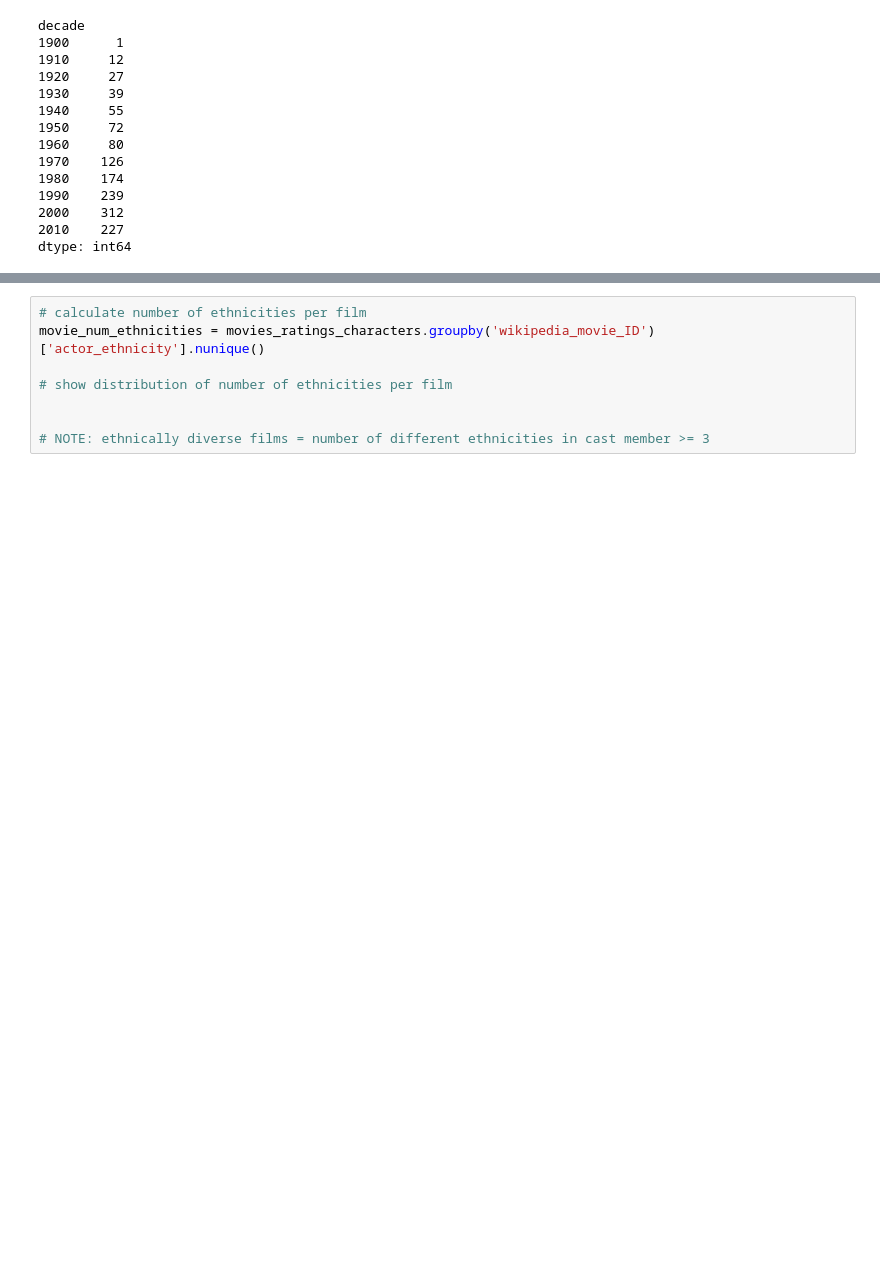
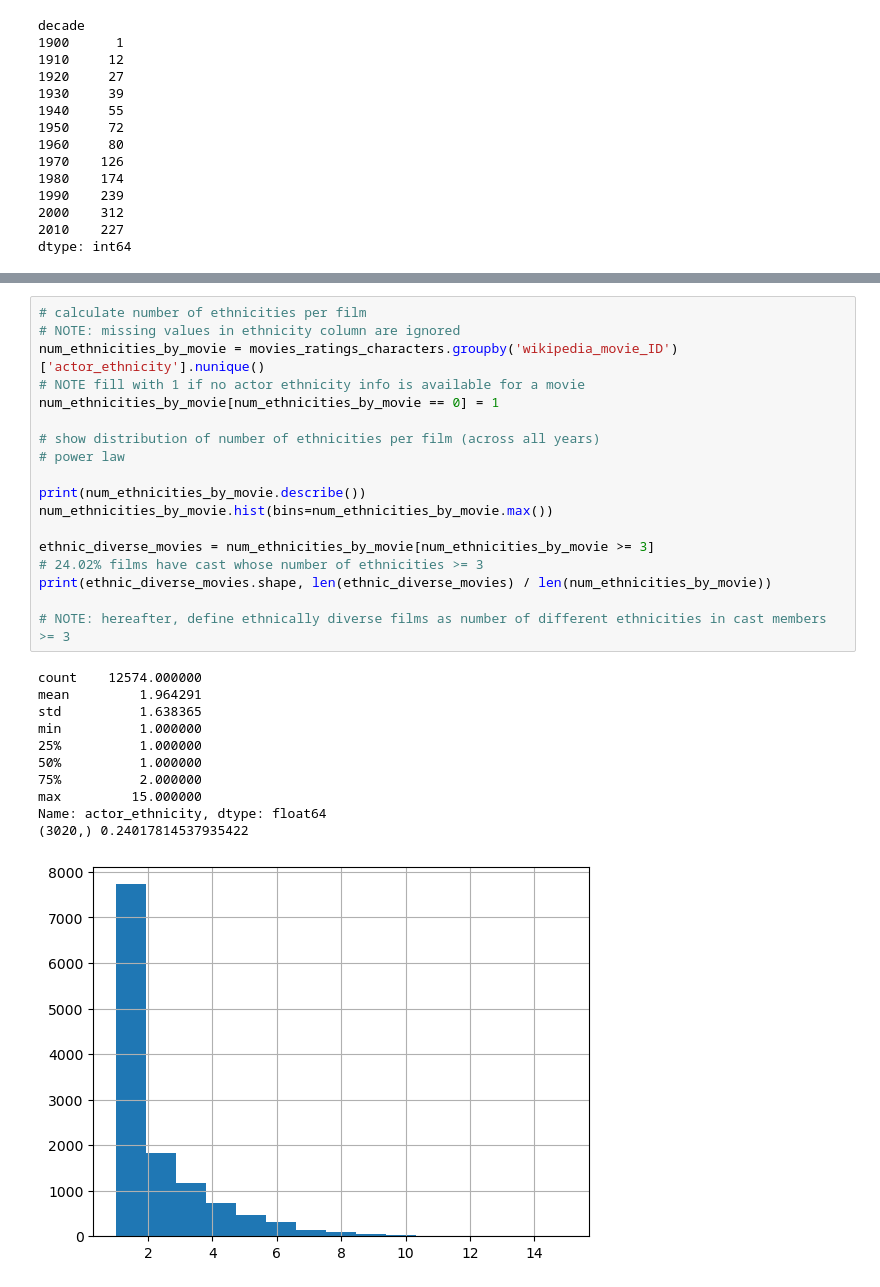
Before and after one commit to epfl-ada/ada-2023-project-zalix, a Jupyter notebook: zach.ipynb, the cells around one changed output, grey strips where cells are left out. Drawn from its saved outputs; the diff is of its cells as text; blank space fills up the shorter version.

Commit message:
Adding analysis for ethnic diversity (research question #2)

```diff
--- a/zach.ipynb
+++ b/zach.ipynb
@@ -127,9 +130,31 @@ Name: averageRating, dtype: float64
 [figure]
 # %%
 # calculate number of ethnicities per film
-movie_num_ethnicities = movies_ratings_characters.groupby('wikipedia_movie_ID')['actor_ethnicity'].nunique()
+# NOTE: missing values in ethnicity column are ignored
+num_ethnicities_by_movie = movies_ratings_characters.groupby('wikipedia_movie_ID')['actor_ethnicity'].nunique()
+# NOTE fill with 1 if no actor ethnicity info is available for a movie
+num_ethnicities_by_movie[num_ethnicities_by_movie == 0] = 1
 
-# show distribution of number of ethnicities per film
+# show distribution of number of ethnicities per film (across all years)
+# power law
 
+print(num_ethnicities_by_movie.describe())
+num_ethnicities_by_movie.hist(bins=num_ethnicities_by_movie.max())
 
-# NOTE: ethnically diverse films = number of different ethnicities in cast member >= 3
+ethnic_diverse_movies = num_ethnicities_by_movie[num_ethnicities_by_movie >= 3]
+# 24.02% films have cast whose number of ethnicities >= 3
+print(ethnic_diverse_movies.shape, len(ethnic_diverse_movies) / len(num_ethnicities_by_movie))
+
+# NOTE: hereafter, define ethnically diverse films as number of different ethnicities in cast members >= 3
+# %% [output]
+count    12574.000000
+mean         1.964291
+std          1.638365
+min          1.000000
+25%          1.000000
+50%          1.000000
+75%          2.000000
+max         15.000000
+Name: actor_ethnicity, dtype: float64
+(3020,) 0.24017814537935422
+[figure, added]
```
Also changed, not shown: parts of 8 cells of this notebook.
